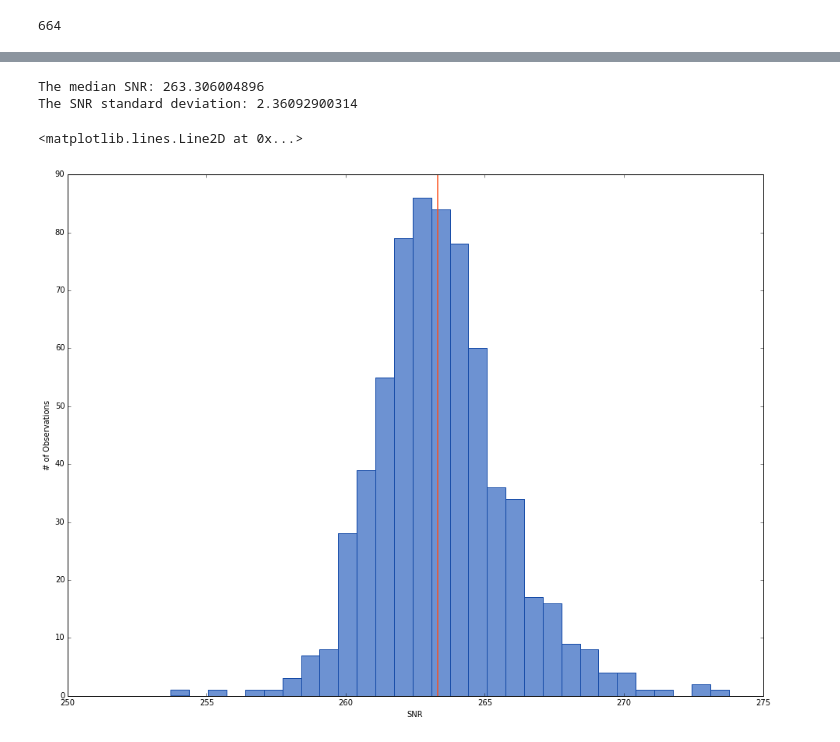
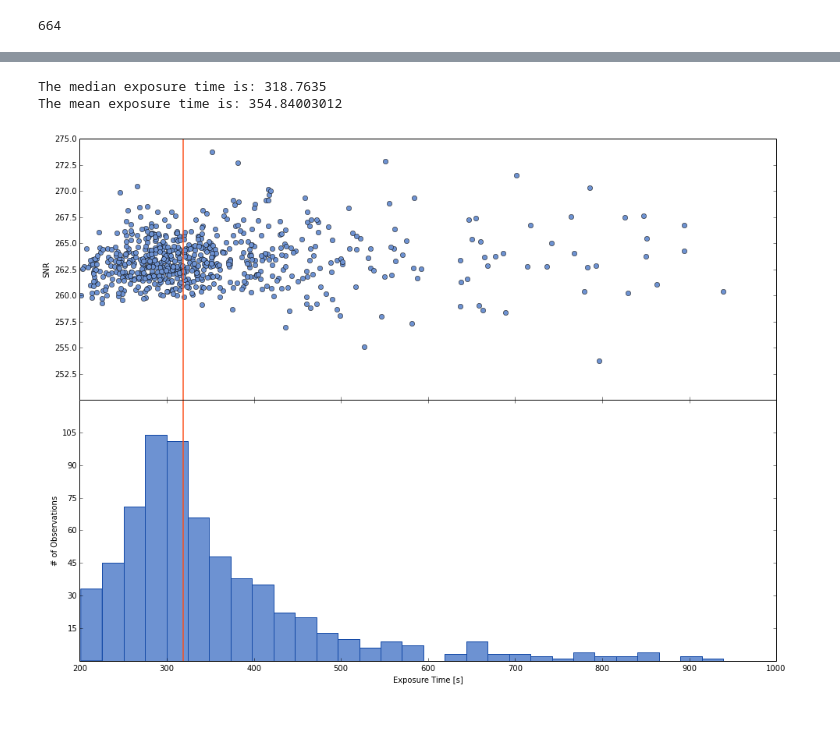
Before and after one commit to mattgiguere/CHIRON, a Jupyter notebook: EXPM/ExposureTime.ipynb, the cells around one changed output, grey strips where cells are left out. Saved outputs shown, nothing was run; the diff lists cells and outputs as text; code cells hidden in the pictures.

```diff
--- a/EXPM/ExposureTime.ipynb
+++ b/EXPM/ExposureTime.ipynb
@@ -7,6 +7,21 @@ This notebook will calculate the CHIRON exposure time as a function of SNR, V-ba
 plt.rcParams['figure.figsize'] = 16, 12  # that's default image size for this interactive session
 # %% [output]
 Populating the interactive namespace from numpy and matplotlib
+# %%
+params = {
+    #'backend': 'png',
+    'axes.linewidth': 1.5,
+    'axes.labelsize': 24,
+    'axes.font': 'sans-serif',
+    'axes.fontweight': 'bold',
+    'text.fontsize': 22,
+    'legend.fontsize': 14,
+    'xtick.labelsize': 16,
+    'ytick.labelsize': 16,
+    'text.usetex': False,
+    'font.family': 'Arial Black'
+}
+plt.rcParams.update(params)
 # %%
 from scipy.io.idl import readsav
 import pylab as pl
@@ -236,13 +262,6 @@ The mean exposure time is: 354.84003012
-# %%
-plt.hist(double(sl10700.starlog[gdstau].snrbp5500), bins=30, color='#6D92D2', edgecolor='#164BA7')
-plt.xlabel('SNR')
-plt.ylabel('# of Observations')
-mdnsnr = np.median(double(sl10700.starlog[gdstau].snrbp5500))
-print('The median SNR: {}'.format(mdnsnr))
-print('The SNR standard deviation: {}'.format(np.std(double(sl10700.starlog[gdstau].snrbp5500))))
-plt.axvline(mdnsnr, color='#FC4F1A', alpha=0.75, lw=2.)
-# %% [output]
-The median SNR: 263.306004896
-The SNR standard deviation: 2.36092900314
-<matplotlib.lines.Line2D at 0x...>
-[figure, removed]
+# %%
+mdnexptm = plotExpSnr(sl10700.starlog[gdstau])
+# %% [output]
+The median exposure time is: 318.7635
+The mean exposure time is: 354.84003012
+[figure, added]
```
Also changed, not shown: parts of 111 cells of this notebook.
